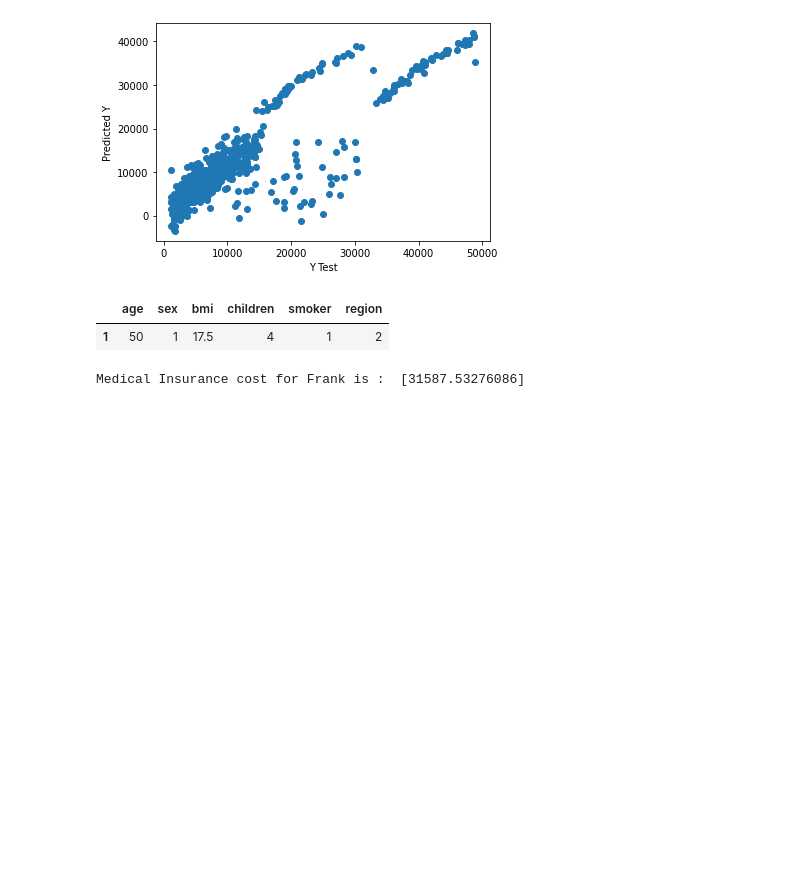
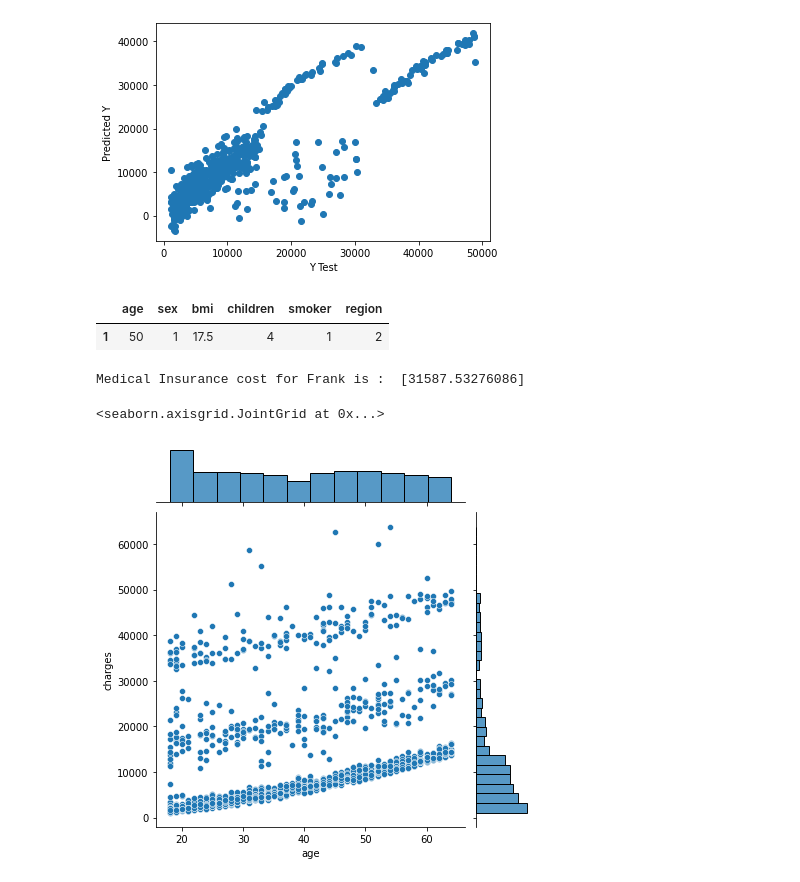
Before and after one commit to ThishoniaPreethiS/python-class, a Jupyter notebook: Healthcare.ipynb, the cells around one changed output. Saved outputs shown, nothing was run; the diff lists cells and outputs as text; code cells hidden in the pictures; blank space fills up the shorter version.

```diff
--- a/Healthcare.ipynb
+++ b/Healthcare.ipynb
@@ -111,3 +111,10 @@ prediction_sarah = model.predict(sarah_df)
 print("Medical Insurance cost for Frank is : ",prediction_sarah)
 # %% [output]
 Medical Insurance cost for Frank is :  [31587.53276086]
+# %%
+import seaborn as sns
+# Correlation betweeen 'charges' and 'age'
+sns.jointplot(x=insurance['age'],y=insurance['charges'])
+# %% [output]
+<seaborn.axisgrid.JointGrid at 0x...>
+[figure, added]
```
Also changed, not shown: parts of 1 cell of this notebook.
